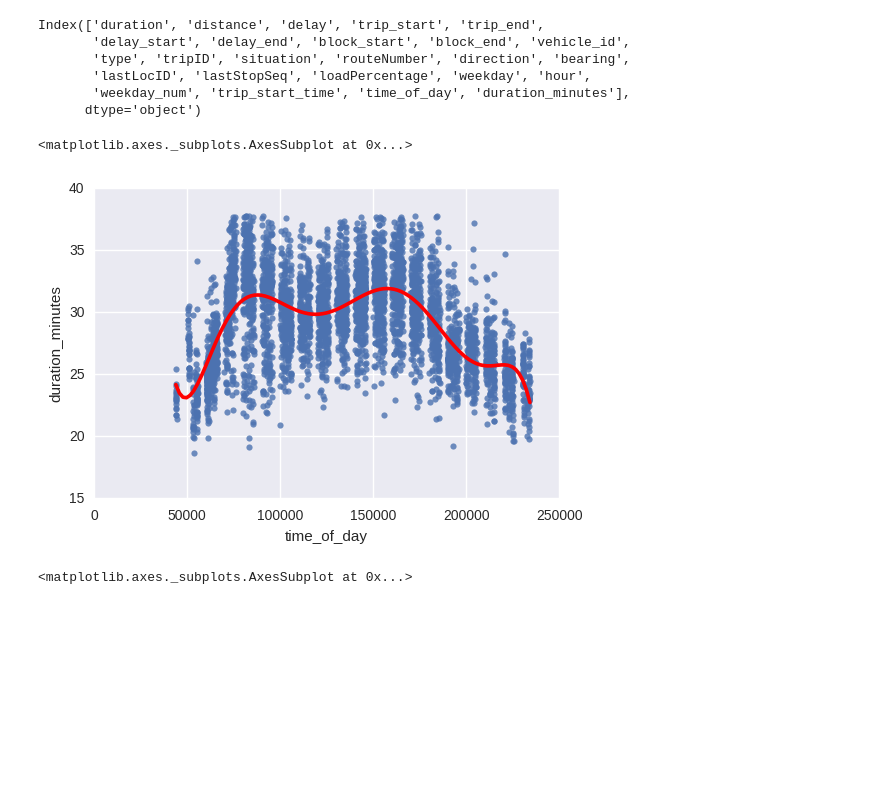
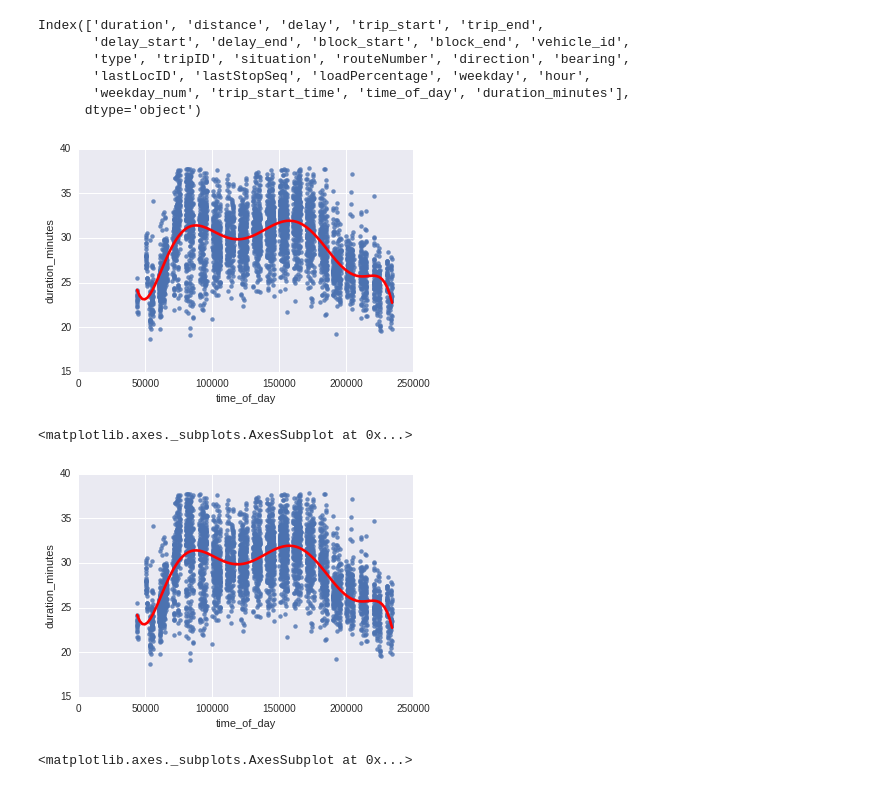
Before and after one commit to mihow/bustimes, a Jupyter notebook: Bus Trip Times Sandbox.ipynb, the cells around one changed output. Cells and saved outputs as stored; diff of their text form; code cells hidden in the pictures; blank space fills up the shorter version.

```diff
--- a/Bus Trip Times Sandbox.ipynb
+++ b/Bus Trip Times Sandbox.ipynb
@@ -5,8 +5,8 @@ import numpy as np
 from matplotlib.pyplot import plot
 %matplotlib inline
 # %%
-bus4 = pd.read_pickle('completed_bus_routes-bus4.pickle')
-bus19 = pd.read_pickle('completed_bus_routes-bus19.pickle')
+bus4 = pd.read_pickle('data/completed_bus_routes-bus4.pickle')
+bus19 = pd.read_pickle('data/completed_bus_routes-bus19.pickle')
 # %%
 bus4 = bus4[bus4.time_of_day >= 40000]
 bus4 = bus4[bus4.duration < bus4.duration.quantile(0.95)]
@@ -26,3 +26,7 @@ Index(['duration', 'distance', 'delay', 'trip_start', 'trip_end',
       dtype='object')
 # %%
 numeric_cols = df.select_dtypes(include=[np.number])
+# %%
+plt = sns.regplot("time_of_day", "duration_minutes", bus4, ci=None, truncate=True, fit_reg=True,  order=7,  line_kws={'color': 'r'})
+# %% [output]
+[figure, added]
@@ -32,7 +38,7 @@ numeric_cols = df.select_dtypes(include=[np.number])
 sns.regplot("time_of_day", "duration_minutes", bus4, ci=None, truncate=True, fit_reg=True,  order=7,  line_kws={'color': 'r'})
 # %% [output]
 <matplotlib.axes._subplots.AxesSubplot at 0x...>
-[figure, old version]
+[figure, new version]
 # %%
 sns.regplot("time_of_day", "duration_minutes", bus19, ci=None, truncate=True, fit_reg=True, order=7, line_kws={'color': 'r'})
 # %% [output]
```
Also changed, not shown: parts of 11 cells of this notebook, 1 other file.
